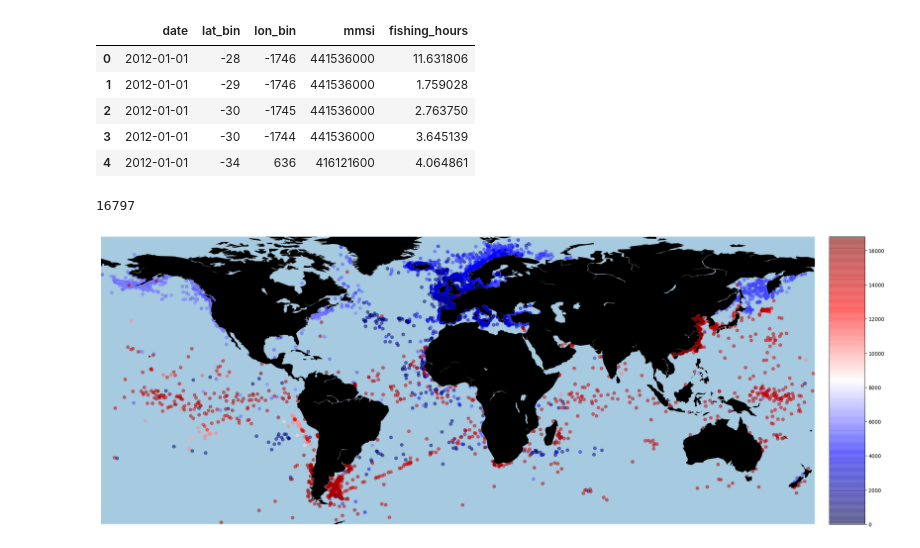
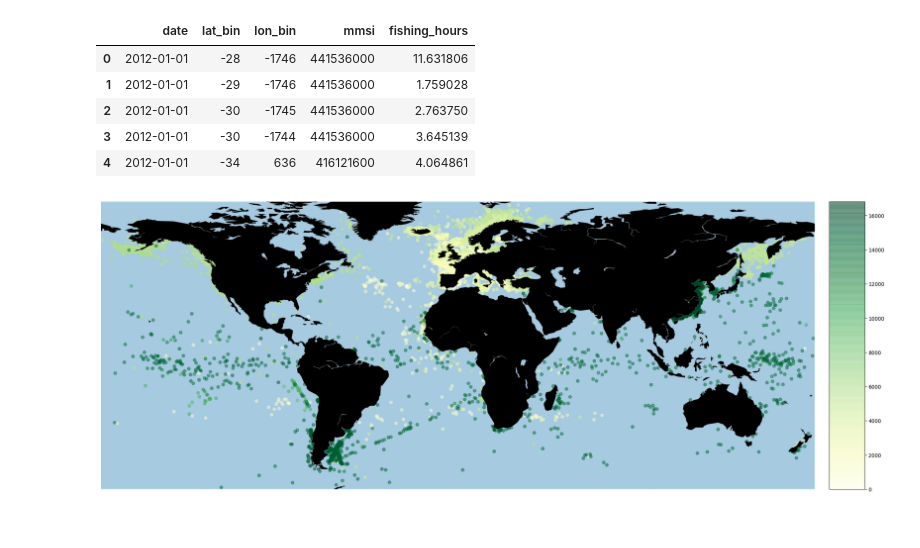
Before and after one commit to johnwoodill/GlobalFishingWatch-EDA, a Jupyter notebook: fishing_effort_byvessel.ipynb, the cells around one changed output. Drawn from its saved outputs; the diff is of its cells as text; code cells hidden in the pictures.

```diff
--- a/fishing_effort_byvessel.ipynb
+++ b/fishing_effort_byvessel.ipynb
@@ -39,38 +39,25 @@ len(dat.mmsi.value_counts())
 dat = dat.groupby(['mmsi'], as_index=False).mean()
 dat['lat_bin'] = dat['lat_bin']*.10
 dat['lon_bin'] = dat['lon_bin']*.10
-# %%
-max(dat['fishing_hours'])
-# %% [output]
-16797
 # %%
 # Set the dimension of the figure
 my_dpi=96
 plt.figure(figsize=(2600/my_dpi, 1800/my_dpi), dpi=my_dpi)
-
-# read the data (on the web)
-#data = pd.read_csv('http://python-graph-gallery.com/wp-content/uploads/TweetSurfData.csv', sep=";")
 
 # Make the background map
 m=Basemap(llcrnrlon=-180, llcrnrlat=-65,urcrnrlon=180,urcrnrlat=80)
 m.drawmapboundary(fill_color='#A6CAE0', linewidth=0)
 m.fillcontinents(color='black', alpha=1)
 m.drawcoastlines(linewidth=0.1, color="white")
 
 # prepare a color for each point depending on the continent.
 dat['fishing_hours'] = pd.factorize(dat['fishing_hours'])[0]
 
 # Add a point per position
-m.scatter(dat['lon_bin'], dat['lat_bin'], alpha=0.5, c=dat['fishing_hours'], cmap="seismic")
+m.scatter(dat['lon_bin'], dat['lat_bin'], alpha=0.5, c=dat['fishing_hours'], cmap="YlGn")
 
-
-# copyright and source data info
-#plt.text( -170, -58,'Where people talk about #Surf\n\nData collected on twitter by @R_Graph_Gallery during 300 days\nPlot realized with Python and the Basemap library', ha='left', va='bottom', size=9, color='#555555' )
-
-# Save as png
-#plt.savefig('#315_Tweet_
-#Surf_Bubble_map1.png', bbox_inches='tight')
+# Plot color bar
 m.colorbar()
 plt.show()
 # %% [output]
-[figure, old version]
+[figure, new version]
```
Also changed, not shown: parts of 4 cells of this notebook.
